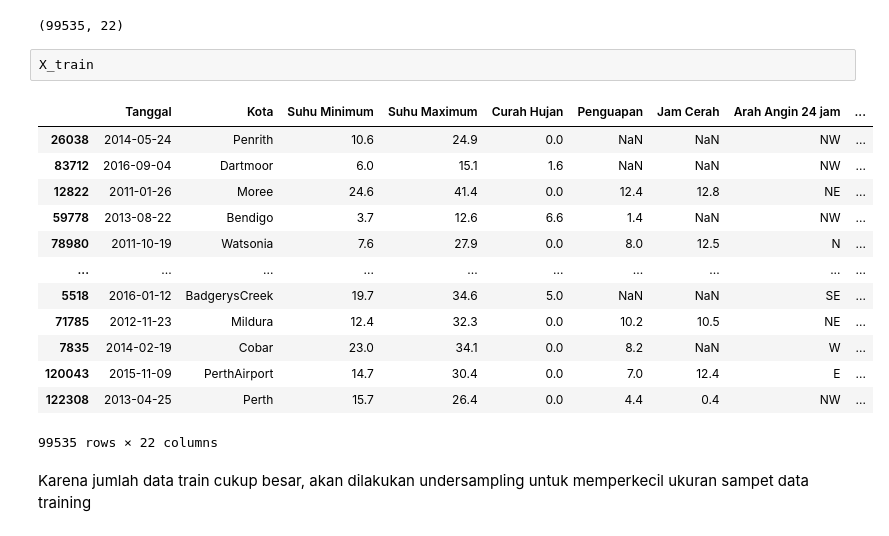
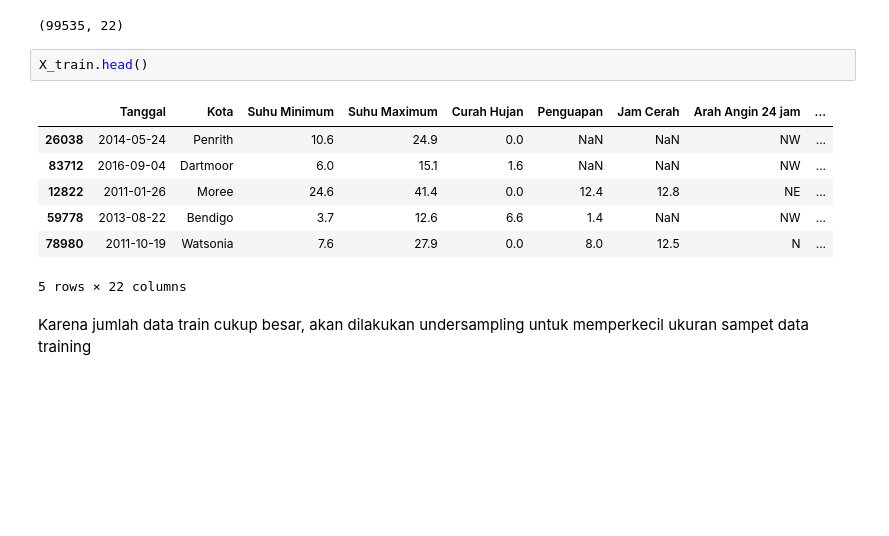
Before and after one commit to satriabimantara/hacktiv8-data-science-final-project, a Jupyter notebook: PYTN_KampusMerdeka_fp2_I MADE SATRIA BIMANTARA_NAUFAL REZKY ANANDA.ipynb, the cells around one changed output. Drawn from its saved outputs; the diff is of its cells as text; blank space fills up the shorter version.

```diff
--- a/PYTN_KampusMerdeka_fp2_I MADE SATRIA BIMANTARA_NAUFAL REZKY ANANDA.ipynb
+++ b/PYTN_KampusMerdeka_fp2_I MADE SATRIA BIMANTARA_NAUFAL REZKY ANANDA.ipynb
@@ -1037,21 +1063,15 @@ X_train.shape
 # %% [output]
 (99535, 22)
 # %%
-X_train
+X_train.head()
 # %% [output]
 |  | Tanggal | Kota | Suhu Minimum | Suhu Maximum | Curah Hujan | Penguapan | Jam Cerah | Arah Angin 24 jam | ... |
 | 26038 | 2014-05-24 | Penrith | 10.6 | 24.9 | 0.0 | NaN | NaN | NW | ... |
 | 83712 | 2016-09-04 | Dartmoor | 6.0 | 15.1 | 1.6 | NaN | NaN | NW | ... |
 | 12822 | 2011-01-26 | Moree | 24.6 | 41.4 | 0.0 | 12.4 | 12.8 | NE | ... |
 | 59778 | 2013-08-22 | Bendigo | 3.7 | 12.6 | 6.6 | 1.4 | NaN | NW | ... |
 | 78980 | 2011-10-19 | Watsonia | 7.6 | 27.9 | 0.0 | 8.0 | 12.5 | N | ... |
-| ... | ... | ... | ... | ... | ... | ... | ... | ... | ... |
-| 5518 | 2016-01-12 | BadgerysCreek | 19.7 | 34.6 | 5.0 | NaN | NaN | SE | ... |
-| 71785 | 2012-11-23 | Mildura | 12.4 | 32.3 | 0.0 | 10.2 | 10.5 | NE | ... |
-| 7835 | 2014-02-19 | Cobar | 23.0 | 34.1 | 0.0 | 8.2 | NaN | W | ... |
-| 120043 | 2015-11-09 | PerthAirport | 14.7 | 30.4 | 0.0 | 7.0 | 12.4 | E | ... |
-| 122308 | 2013-04-25 | Perth | 15.7 | 26.4 | 0.0 | 4.4 | 0.4 | NW | ... |
-99535 rows × 22 columns
+5 rows × 22 columns
 # %% [markdown]
 Karena jumlah data train cukup besar, akan dilakukan undersampling untuk memperkecil ukuran sampet data training
 # %% [markdown]
```
Also changed, not shown: parts of 111 cells of this notebook, 12 other files.
